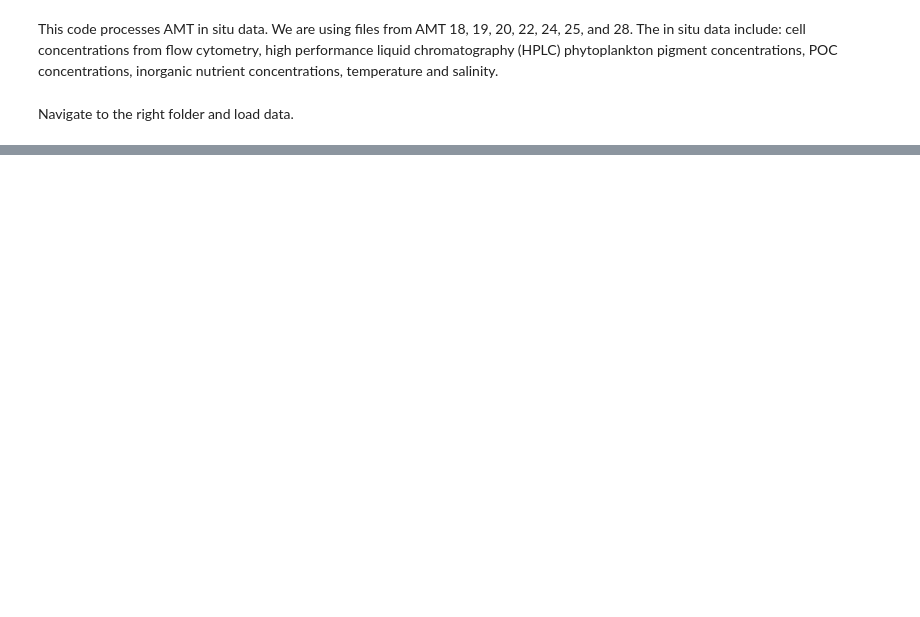
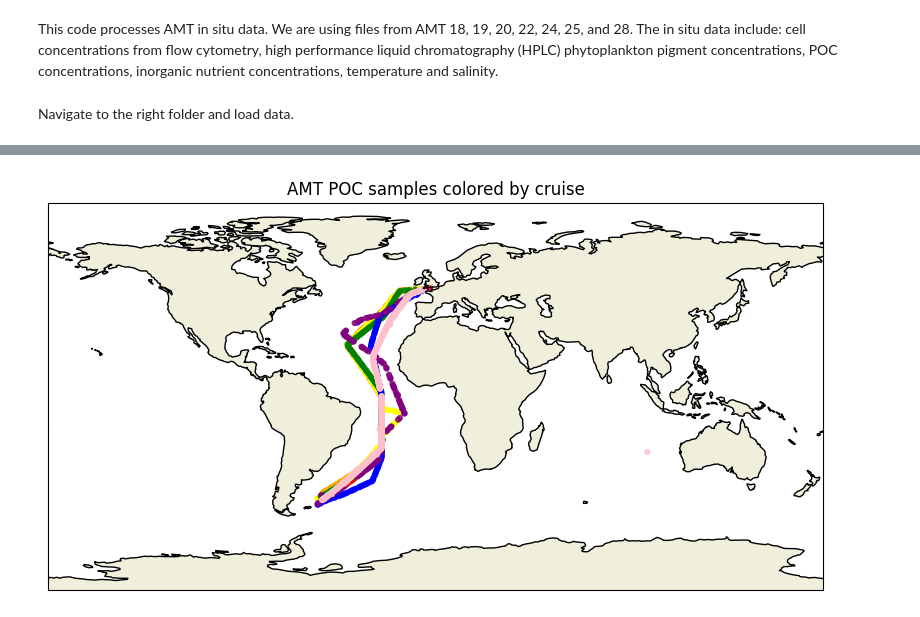
Before and after one commit to pedmondlerner/phytoSTEW, a Jupyter notebook: Team/Sasha/AMT_insitu_data.ipynb, the cells around one changed output, grey strips where cells are left out. Saved outputs shown, nothing was run; the diff lists cells and outputs as text; code cells hidden in the pictures; blank space fills up the shorter version.

```diff
--- a/Team/Sasha/AMT_insitu_data.ipynb
+++ b/Team/Sasha/AMT_insitu_data.ipynb
@@ -50,0 +96,17 @@ lon_TS = TS_df["Longitude (degree E)"]
+# %%
+fig = plt.figure(figsize=(10, 8))
+ax = fig.add_subplot(1, 1, 1, projection=ccrs.PlateCarree())
+ax.add_feature(cartopy.feature.COASTLINE)
+ax.add_feature(cartopy.feature.LAND)
+cmap = {'AMT18': 'red', 'AMT19': 'orange', 'AMT20': 'yellow', 'AMT22': 'green', 'AMT24': 'blue', 'AMT25': 'purple', 'AMT28': 'pink'}
+colors = cruise_POC.map(cmap)
+
+scatter = ax.scatter(lon_POC,lat_POC,c=colors,s=12, alpha=0.8,
+                         transform=ccrs.PlateCarree())
+ax.set_global()
+ax.set_title('AMT POC samples colored by cruise')
+plt.show()
+
+fig.savefig("AMT_POC_bycruise" + ".png", format="png", dpi=600)
+# %% [output]
+[figure, added]
```
Also changed, not shown: parts of 11 cells of this notebook.
